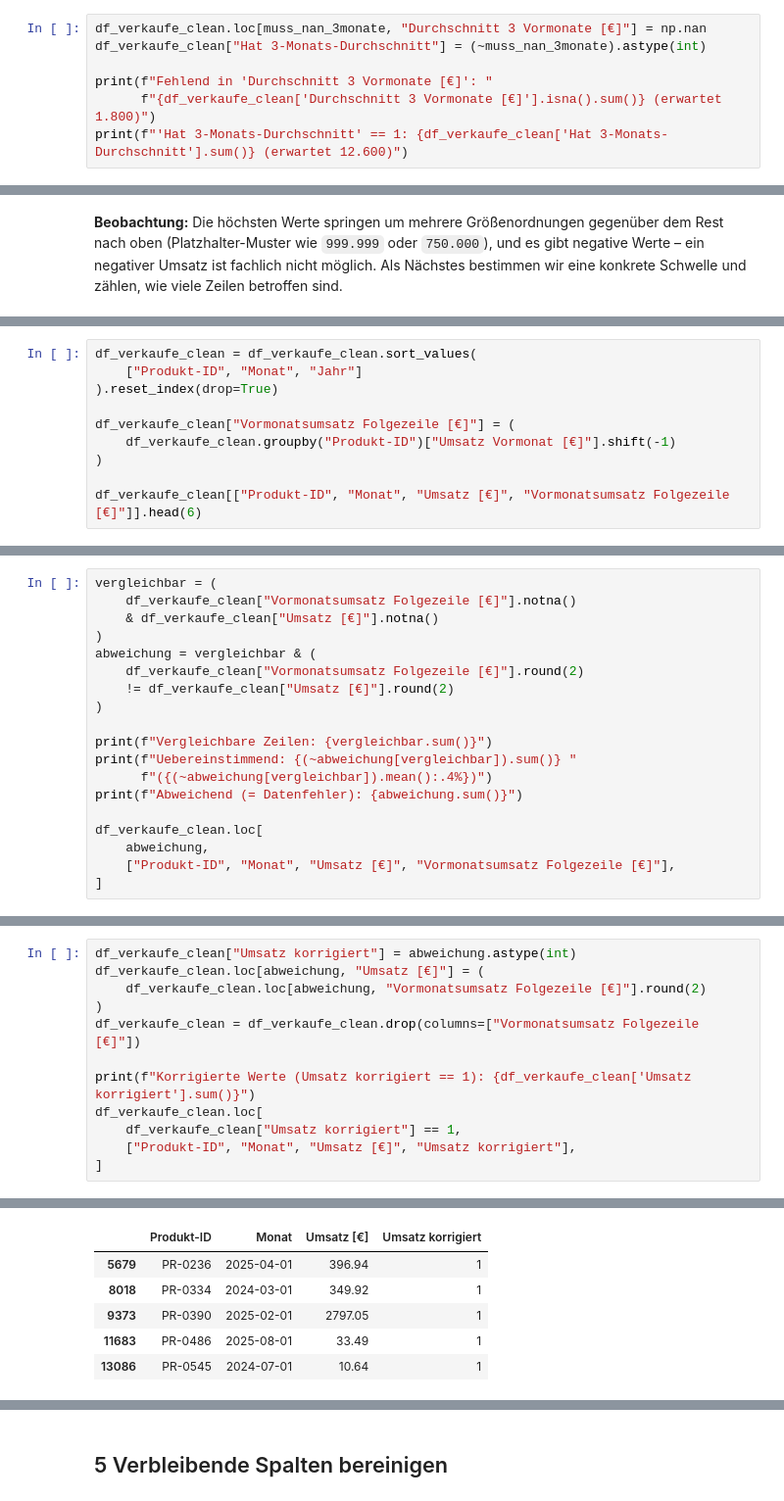
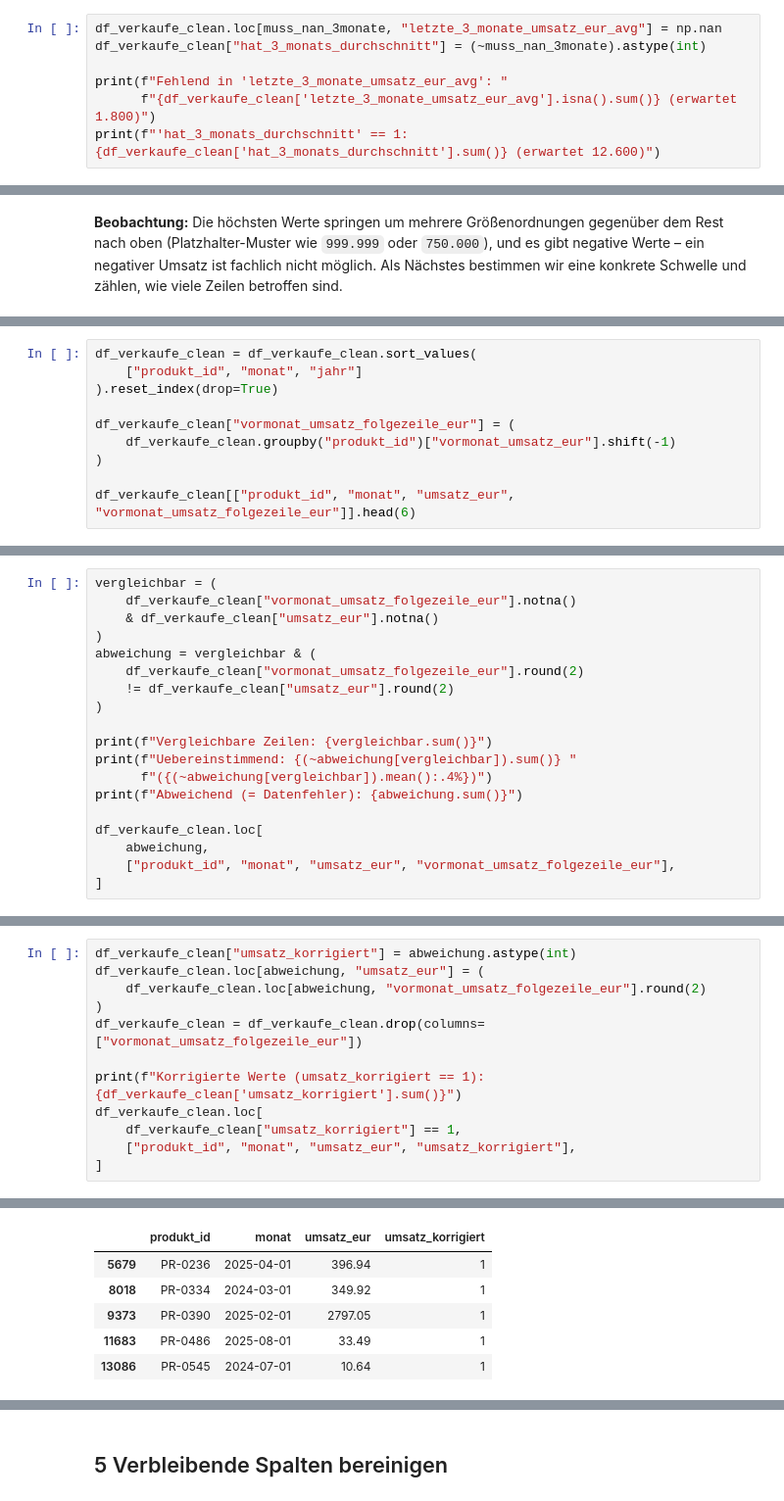
Before and after one commit to LarsPetschke/Umsatzprognose_GreenGarten_Versandhandel_GmbH, a Jupyter notebook: Umsatzprognose_GreenGarten_Versandhandel_GmbH/src/data_management.ipynb, the cells around one changed output, grey strips where cells are left out. Shown at 98% size. Drawn from its saved outputs; the diff is of its cells as text.

```diff
--- a/Umsatzprognose_GreenGarten_Versandhandel_GmbH/src/data_management.ipynb
+++ b/Umsatzprognose_GreenGarten_Versandhandel_GmbH/src/data_management.ipynb
@@ -837,9 +784,9 @@ neues Flag `Hat 3-Monats-Durchschnitt` macht transparent, in welchen
 Zeilen ein echter, nachgerechneter Wert steht.
 # %%
-df_verkaufe_clean.loc[muss_nan_3monate, "Durchschnitt 3 Vormonate [€]"] = np.nan
-df_verkaufe_clean["Hat 3-Monats-Durchschnitt"] = (~muss_nan_3monate).astype(int)
+df_verkaufe_clean.loc[muss_nan_3monate, "letzte_3_monate_umsatz_eur_avg"] = np.nan
+df_verkaufe_clean["hat_3_monats_durchschnitt"] = (~muss_nan_3monate).astype(int)
 
-print(f"Fehlend in 'Durchschnitt 3 Vormonate [€]': "
-      f"{df_verkaufe_clean['Durchschnitt 3 Vormonate [€]'].isna().sum()} (erwartet 1.800)")
-print(f"'Hat 3-Monats-Durchschnitt' == 1: {df_verkaufe_clean['Hat 3-Monats-Durchschnitt'].sum()} (erwartet 12.600)")
+print(f"Fehlend in 'letzte_3_monate_umsatz_eur_avg': "
+      f"{df_verkaufe_clean['letzte_3_monate_umsatz_eur_avg'].isna().sum()} (erwartet 1.800)")
+print(f"'hat_3_monats_durchschnitt' == 1: {df_verkaufe_clean['hat_3_monats_durchschnitt'].sum()} (erwartet 12.600)")
 # %% [output]
@@ -927,12 +874,12 @@ aufsteigend, `Jahr` aufsteigend) – erst dann steht in der Folgezeile
 tatsächlich der nächste Monat desselben Produkts.
 # %%
 df_verkaufe_clean = df_verkaufe_clean.sort_values(
-    ["Produkt-ID", "Monat", "Jahr"]
+    ["produkt_id", "monat", "jahr"]
 ).reset_index(drop=True)
 
-df_verkaufe_clean["Vormonatsumsatz Folgezeile [€]"] = (
-    df_verkaufe_clean.groupby("Produkt-ID")["Umsatz Vormonat [€]"].shift(-1)
+df_verkaufe_clean["vormonat_umsatz_folgezeile_eur"] = (
+    df_verkaufe_clean.groupby("produkt_id")["vormonat_umsatz_eur"].shift(-1)
 )
 
-df_verkaufe_clean[["Produkt-ID", "Monat", "Umsatz [€]", "Vormonatsumsatz Folgezeile [€]"]].head(6)
+df_verkaufe_clean[["produkt_id", "monat", "umsatz_eur", "vormonat_umsatz_folgezeile_eur"]].head(6)
 # %% [output]
@@ -948,11 +895,11 @@ df_verkaufe_clean[["Produkt-ID", "Monat", "Umsatz [€]", "Vormonatsumsatz Folge
 # %%
 vergleichbar = (
-    df_verkaufe_clean["Vormonatsumsatz Folgezeile [€]"].notna()
-    & df_verkaufe_clean["Umsatz [€]"].notna()
+    df_verkaufe_clean["vormonat_umsatz_folgezeile_eur"].notna()
+    & df_verkaufe_clean["umsatz_eur"].notna()
 )
 abweichung = vergleichbar & (
-    df_verkaufe_clean["Vormonatsumsatz Folgezeile [€]"].round(2)
-    != df_verkaufe_clean["Umsatz [€]"].round(2)
+    df_verkaufe_clean["vormonat_umsatz_folgezeile_eur"].round(2)
+    != df_verkaufe_clean["umsatz_eur"].round(2)
 )
 
 print(f"Vergleichbare Zeilen: {vergleichbar.sum()}")
@@ -962,7 +909,7 @@ print(f"Abweichend (= Datenfehler): {abweichung.sum()}")
 
 df_verkaufe_clean.loc[
     abweichung,
-    ["Produkt-ID", "Monat", "Umsatz [€]", "Vormonatsumsatz Folgezeile [€]"],
+    ["produkt_id", "monat", "umsatz_eur", "vormonat_umsatz_folgezeile_eur"],
 ]
 # %% [output]
 Vergleichbare Zeilen: 13800
@@ -986,13 +933,13 @@ entfernt, da ihre Information jetzt in `Umsatz [€]` steckt.
 # %%
-df_verkaufe_clean["Umsatz korrigiert"] = abweichung.astype(int)
-df_verkaufe_clean.loc[abweichung, "Umsatz [€]"] = (
-    df_verkaufe_clean.loc[abweichung, "Vormonatsumsatz Folgezeile [€]"].round(2)
+df_verkaufe_clean["umsatz_korrigiert"] = abweichung.astype(int)
+df_verkaufe_clean.loc[abweichung, "umsatz_eur"] = (
+    df_verkaufe_clean.loc[abweichung, "vormonat_umsatz_folgezeile_eur"].round(2)
 )
-df_verkaufe_clean = df_verkaufe_clean.drop(columns=["Vormonatsumsatz Folgezeile [€]"])
+df_verkaufe_clean = df_verkaufe_clean.drop(columns=["vormonat_umsatz_folgezeile_eur"])
 
-print(f"Korrigierte Werte (Umsatz korrigiert == 1): {df_verkaufe_clean['Umsatz korrigiert'].sum()}")
+print(f"Korrigierte Werte (umsatz_korrigiert == 1): {df_verkaufe_clean['umsatz_korrigiert'].sum()}")
 df_verkaufe_clean.loc[
-    df_verkaufe_clean["Umsatz korrigiert"] == 1,
-    ["Produkt-ID", "Monat", "Umsatz [€]", "Umsatz korrigiert"],
+    df_verkaufe_clean["umsatz_korrigiert"] == 1,
+    ["produkt_id", "monat", "umsatz_eur", "umsatz_korrigiert"],
 ]
 # %% [output]
@@ -1000,4 +947,4 @@ Korrigierte Werte (Umsatz korrigiert == 1): 5
-|  | Produkt-ID | Monat | Umsatz [€] | Umsatz korrigiert |
+|  | produkt_id | monat | umsatz_eur | umsatz_korrigiert |
 | 5679 | PR-0236 | 2025-04-01 | 396.94 | 1 |
 | 8018 | PR-0334 | 2024-03-01 | 349.92 | 1 |
 | 9373 | PR-0390 | 2025-02-01 | 2797.05 | 1 |
```
Also changed, not shown: parts of 74 cells of this notebook, 1 other file.
